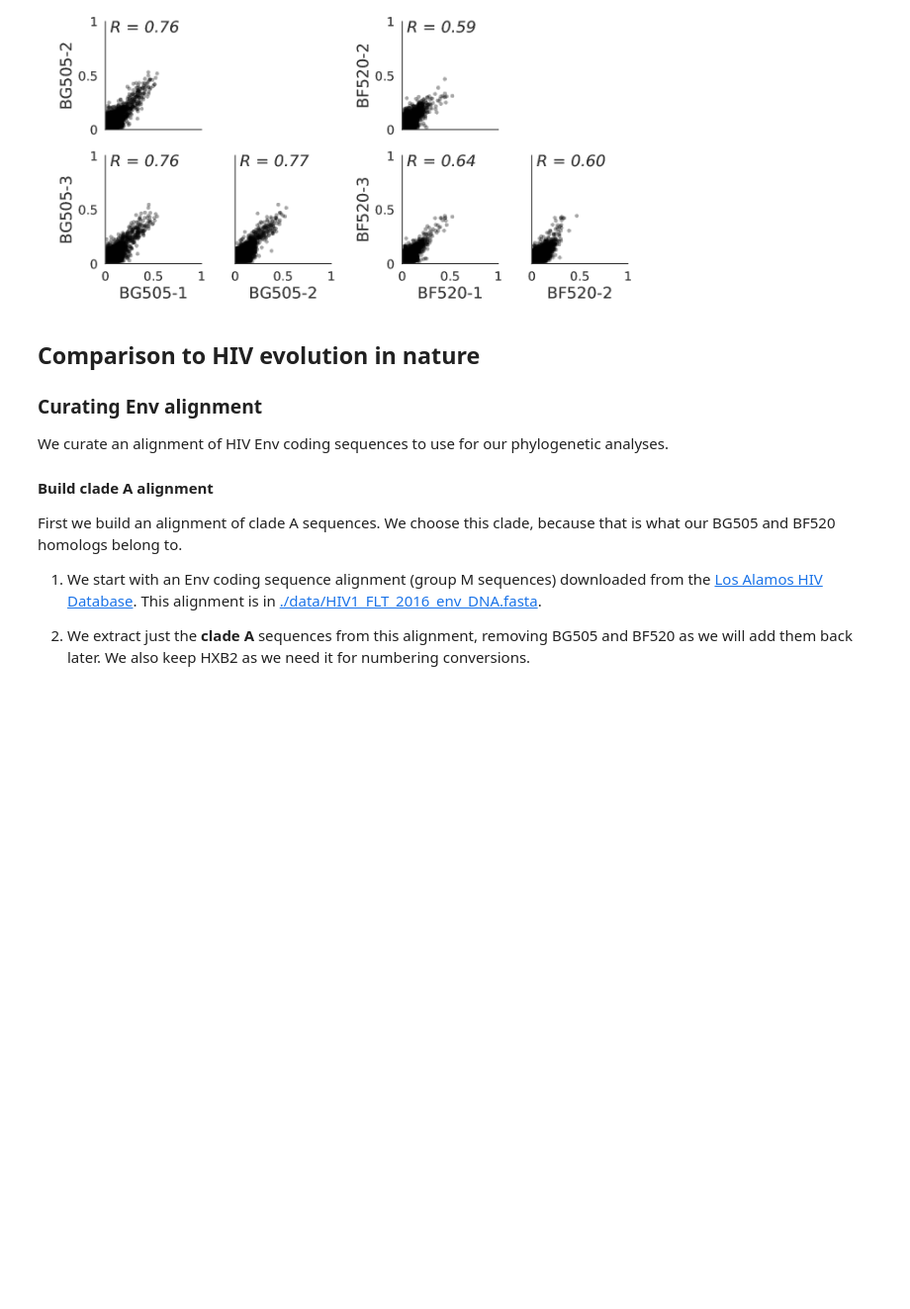
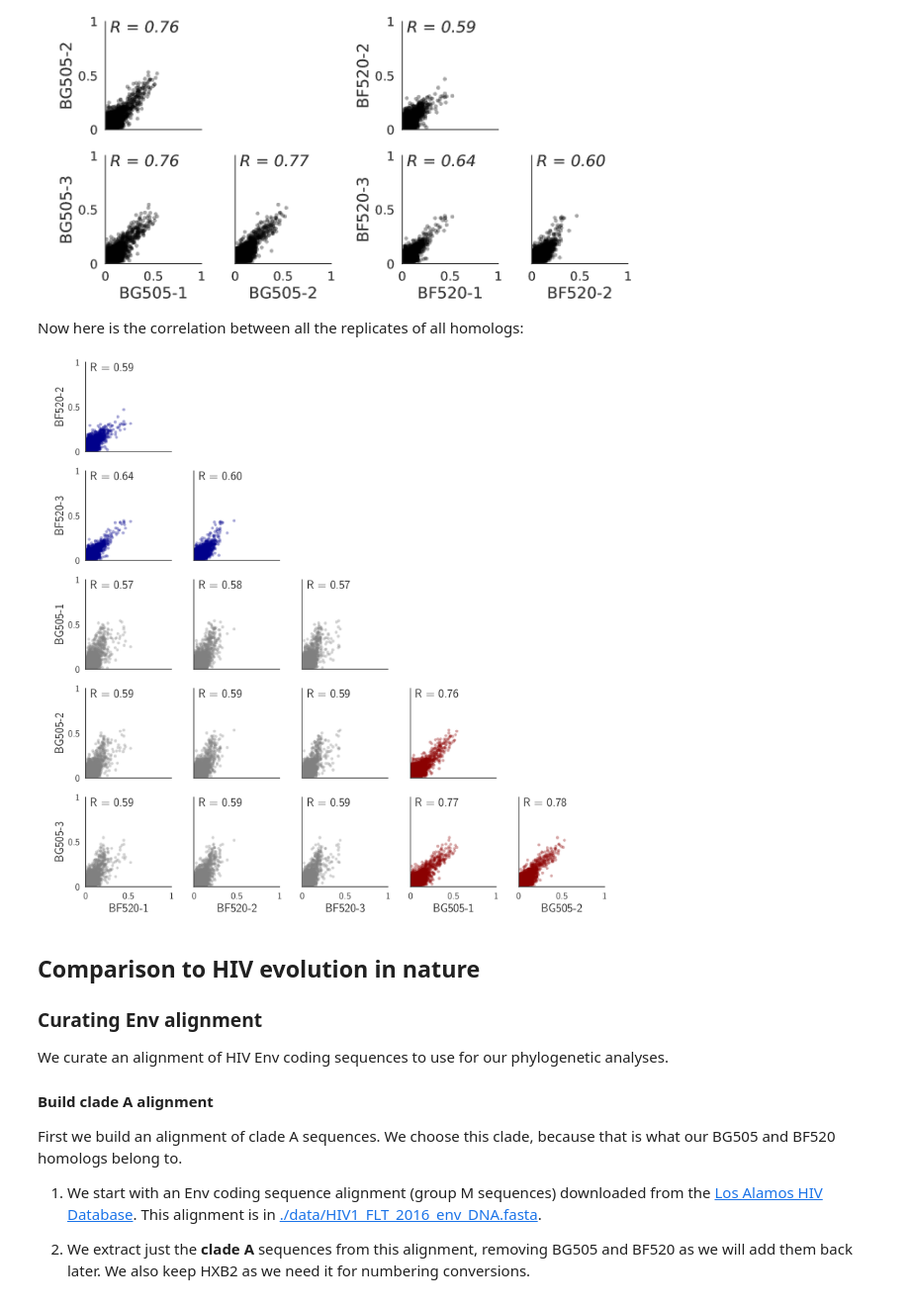
Before and after one commit to jbloomlab/EnvMutationalShiftsPaper, a Jupyter notebook: analysis_code/analysis_notebook.ipynb, the cells around one changed output. Shown at 99% size. Drawn from its saved outputs; the diff is of its cells as text; code cells hidden in the pictures; blank space fills up the shorter version.

```diff
--- a/analysis_code/analysis_notebook.ipynb
+++ b/analysis_code/analysis_notebook.ipynb
@@ -547,6 +558,26 @@ prefcorrs = [os.path.join(prefsdir, env + '_prefscorr.pdf') for env in homologs]
 showPDF(prefcorrs, width=600)
 # %% [output]
 [figure]
+# %% [markdown]
+Now here is the correlation between all the replicates of all homologs:
+# %%
+allprefscorr = os.path.join(prefsdir, 'allprefscorr.pdf')
+names = sorted([name for name in prefsfiles if 'avg' not in name])
+
+# how to color scatter plots depending on which homologs
+# this will break for different numbers of homologs
+colors = ['darkblue'] * 3 + ['gray'] * 6 + ['darkred'] + ['gray'] * 3 + ['darkred'] * 2
+
+dms_tools2.plot.plotCorrMatrix(
+        names=names,
+        infiles=[prefsfiles[name] for name in names],
+        plotfile=allprefscorr,
+        datatype='prefs',
+        colors=colors
+        )
+showPDF(allprefscorr, width=700)
+# %% [output]
+[figure, added]
 # %% [markdown]
 ## Comparison to HIV evolution in nature
 
```
Also changed, not shown: parts of 10 cells of this notebook, 9 other files.
